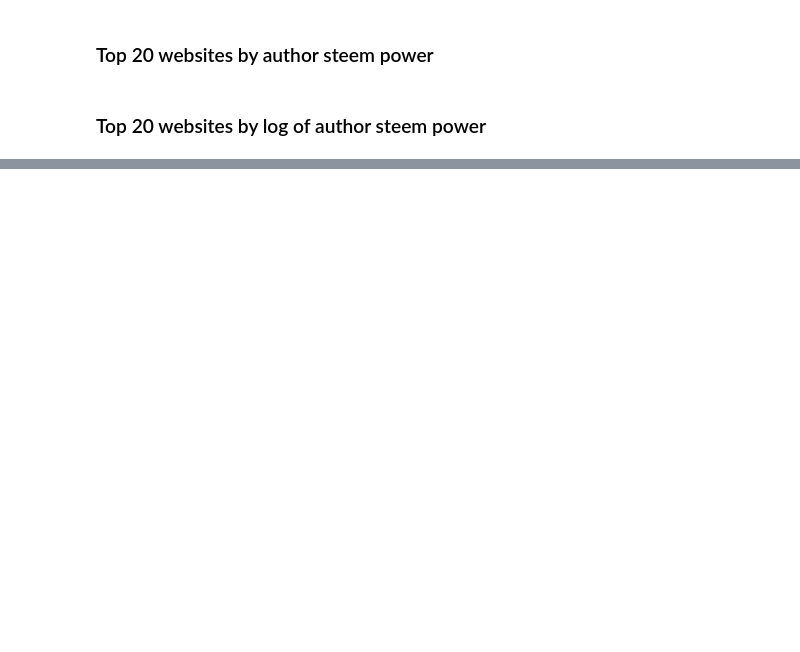
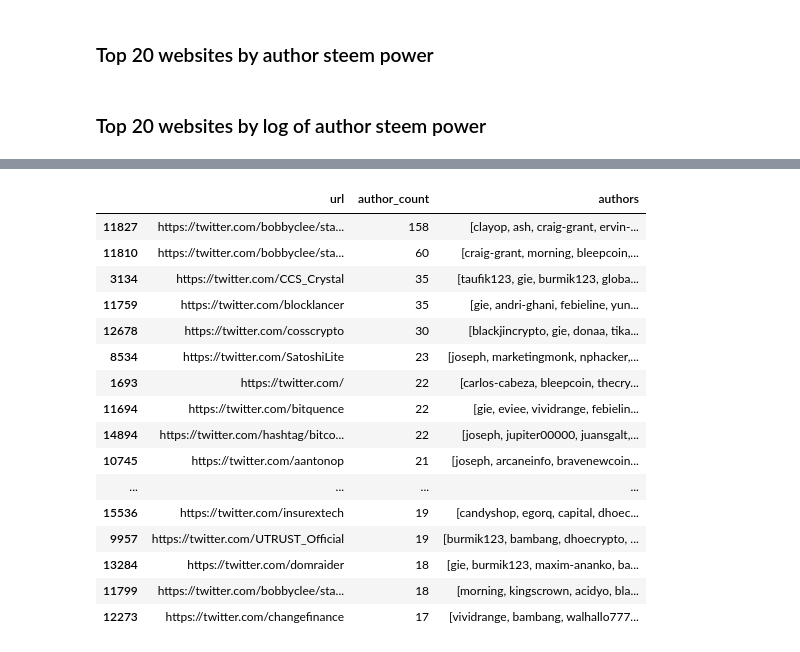
Before and after one commit to codewithcheese/steem-mentions, a Jupyter notebook: Most mentioned websites.ipynb, the cells around one changed output, grey strips where cells are left out. Drawn from its saved outputs; the diff is of its cells as text; code cells hidden in the pictures; blank space fills up the shorter version.

```diff
--- a/Most mentioned websites.ipynb
+++ b/Most mentioned websites.ipynb
@@ -70,0 +118,5 @@ url_with_author_data.head()
+# %%
+use_truncate = True
+if use_truncate:
+    url_with_author_data = url_with_author_data[0:5000]
+    url_data = url_data[0:5000]
@@ -218,0 +296,2 @@ url_with_author_data.loc[url_with_author_data.domain=='tradingview.com']
+# %%
+domain = 'twitter.com'
@@ -218,0 +306,21 @@ url_with_author_data.loc[url_with_author_data.domain=='tradingview.com']
+# %%
+domain_authors = url_with_author_data[url_with_author_data.domain == domain].groupby('url', as_index=False)['author'].agg({'authors': lambda x: pd.unique(x), 'author_count': lambda x: len(pd.unique(x))})
+domain_authors.sort_values(by='author_count', ascending=False).head(n=20)
+# %% [output]
+|  | url | author_count | authors |
+| 11827 | https://twitter.com/bobbyclee/sta... | 158 | [clayop, ash, craig-grant, ervin-... |
+| 11810 | https://twitter.com/bobbyclee/sta... | 60 | [craig-grant, morning, bleepcoin,... |
+| 3134 | https://twitter.com/CCS_Crystal | 35 | [taufik123, gie, burmik123, globa... |
+| 11759 | https://twitter.com/blocklancer | 35 | [gie, andri-ghani, febieline, yun... |
+| 12678 | https://twitter.com/cosscrypto | 30 | [blackjincrypto, gie, donaa, tika... |
+| 8534 | https://twitter.com/SatoshiLite | 23 | [joseph, marketingmonk, nphacker,... |
+| 1693 | https://twitter.com/ | 22 | [carlos-cabeza, bleepcoin, thecry... |
+| 11694 | https://twitter.com/bitquence | 22 | [gie, eviee, vividrange, febielin... |
+| 14894 | https://twitter.com/hashtag/bitco... | 22 | [joseph, jupiter00000, juansgalt,... |
+| 10745 | https://twitter.com/aantonop | 21 | [joseph, arcaneinfo, bravenewcoin... |
+| ... | ... | ... | ... |
+| 15536 | https://twitter.com/insurextech | 19 | [candyshop, egorq, capital, dhoec... |
+| 9957 | https://twitter.com/UTRUST_Official | 19 | [burmik123, bambang, dhoecrypto, ... |
+| 13284 | https://twitter.com/domraider | 18 | [gie, burmik123, maxim-ananko, ba... |
+| 11799 | https://twitter.com/bobbyclee/sta... | 18 | [morning, kingscrown, acidyo, bla... |
+| 12273 | https://twitter.com/changefinance | 17 | [vividrange, bambang, walhallo777... |
```
Also changed, not shown: parts of 78 cells of this notebook.
